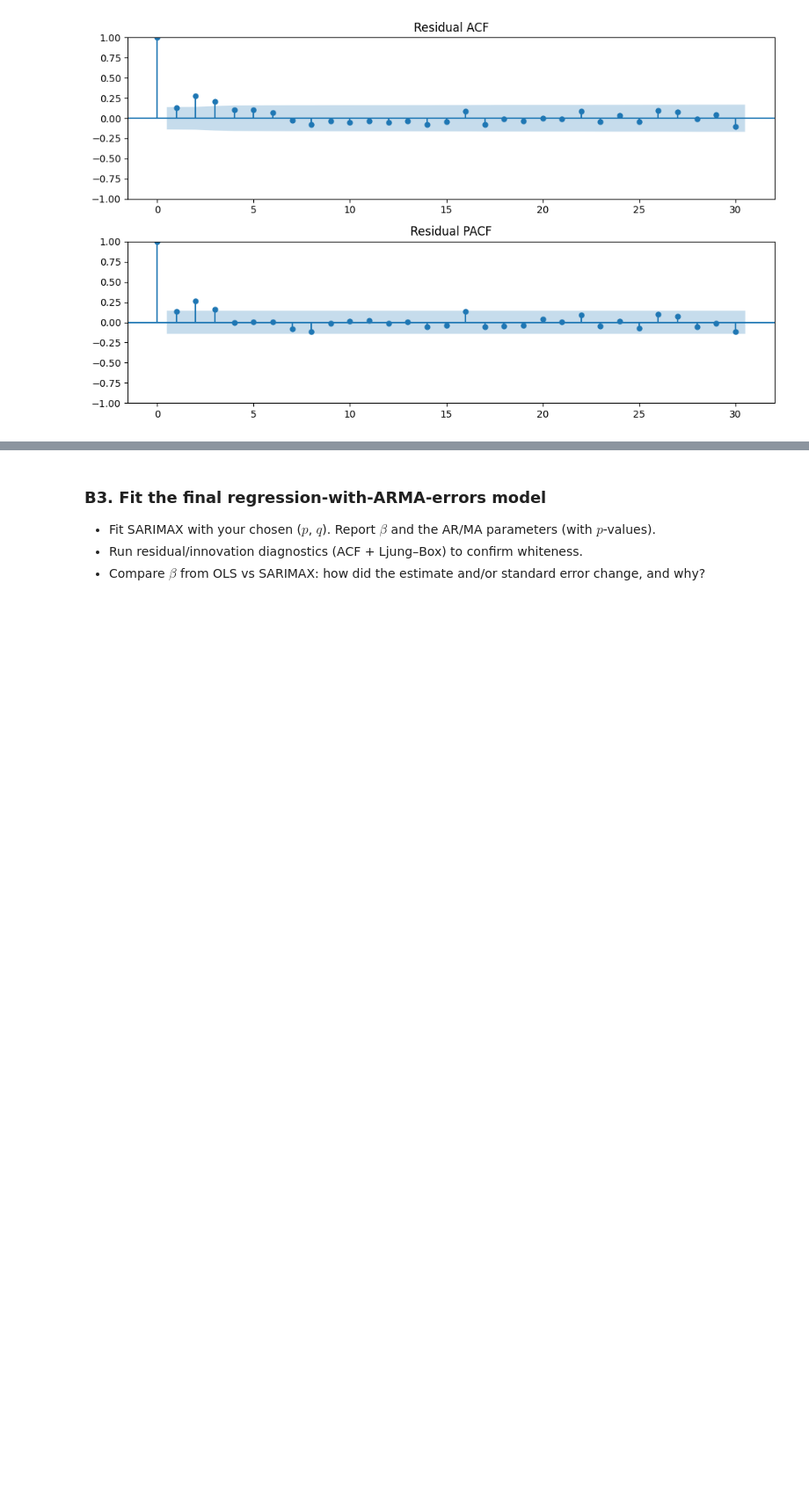
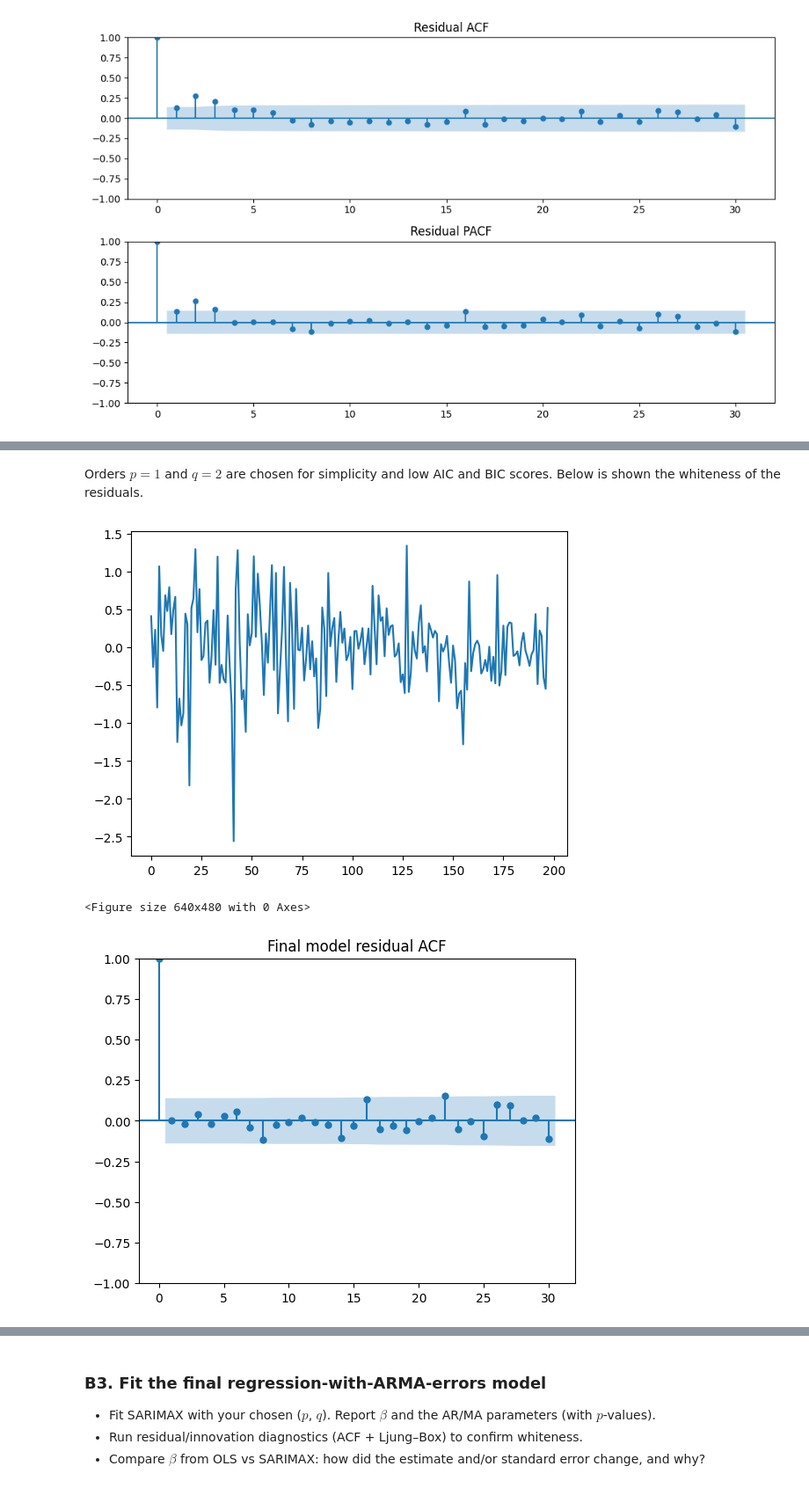
Before and after one commit to FVardi/PhD-Courses, a Jupyter notebook: Deep learning for time-series/Assignments/assignment_1.ipynb, the cells around one changed output, grey strips where cells are left out. Shown at 88% size. Drawn from its saved outputs; the diff is of its cells as text; code cells hidden in the pictures; blank space fills up the shorter version.

```diff
--- a/Deep learning for time-series/Assignments/assignment_1.ipynb
+++ b/Deep learning for time-series/Assignments/assignment_1.ipynb
@@ -419,0 +448,22 @@ plt.show()
+# %% [markdown]
+Orders $p=1$ and $q=2$ are chosen for simplicity and low AIC and BIC scores. Below is shown the whiteness of the residuals.
+# %%
+final_model = SARIMAX(
+    y,
+    exog=x,
+    order=(1, 0, 2),
+    trend="c",
+    enforce_stationarity=False,
+    enforce_invertibility=False
+).fit()
+
+plt.plot(final_model.resid)
+plt.show()
+plt.figure()
+plot_acf(final_model.resid, lags=30)
+plt.title("Final model residual ACF")
+plt.show()
+# %% [output]
+[figure, added]
+<Figure size 640x480 with 0 Axes>
+[figure, added]
```
Also changed, not shown: parts of 19 cells of this notebook, 1 other file.
